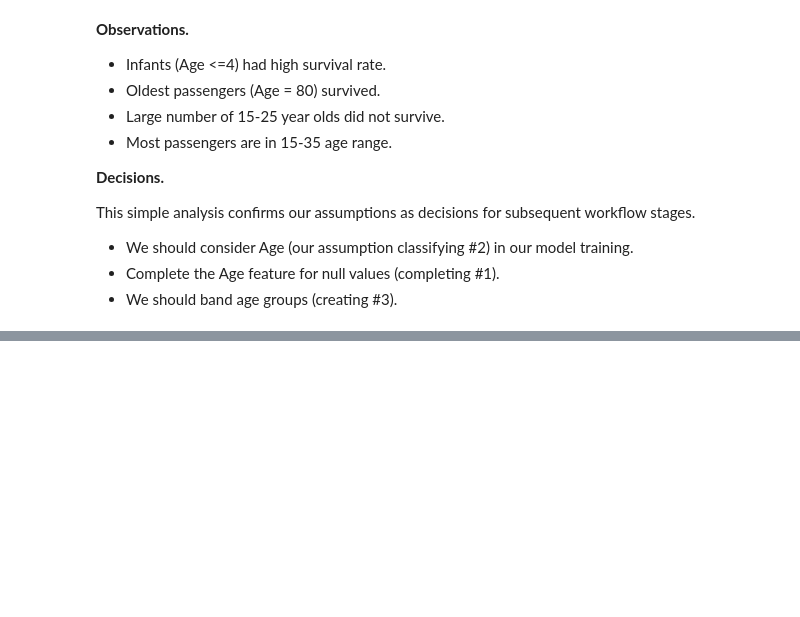
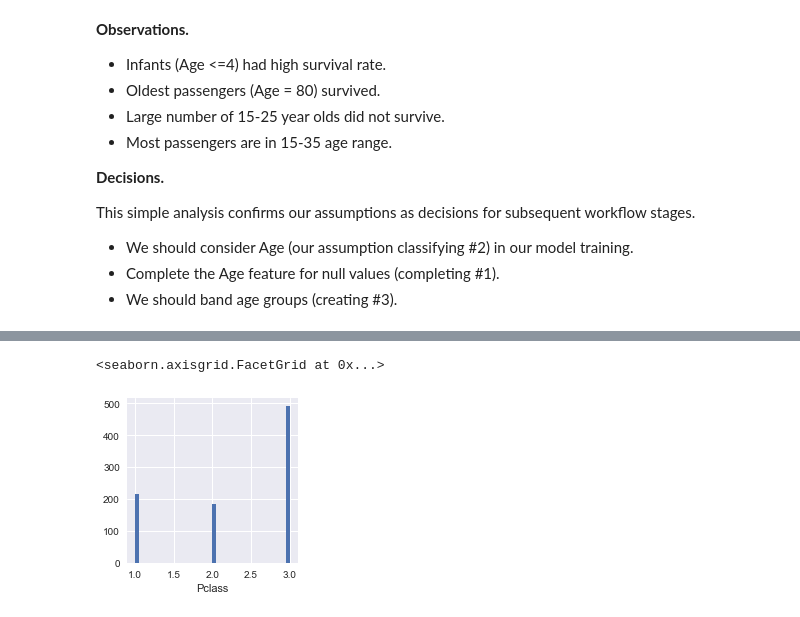
Before and after one commit to sushant2811/KaggleTitanic, a Jupyter notebook: KaggleTitanicSushant.ipynb, the cells around one changed output, grey strips where cells are left out. Drawn from its saved outputs; the diff is of its cells as text; code cells hidden in the pictures; blank space fills up the shorter version.

Commit message:
Seaborn bar plot exploration

```diff
--- a/KaggleTitanicSushant.ipynb
+++ b/KaggleTitanicSushant.ipynb
@@ -477,0 +498,6 @@ This simple analysis confirms our assumptions as decisions for subsequent workfl
+# %%
+g2 = sns.FacetGrid(train_df)
+g2.map(plt.hist, 'Pclass', bins=40)
+# %% [output]
+<seaborn.axisgrid.FacetGrid at 0x...>
+[figure, added]
```
Also changed, not shown: parts of 19 cells of this notebook.
